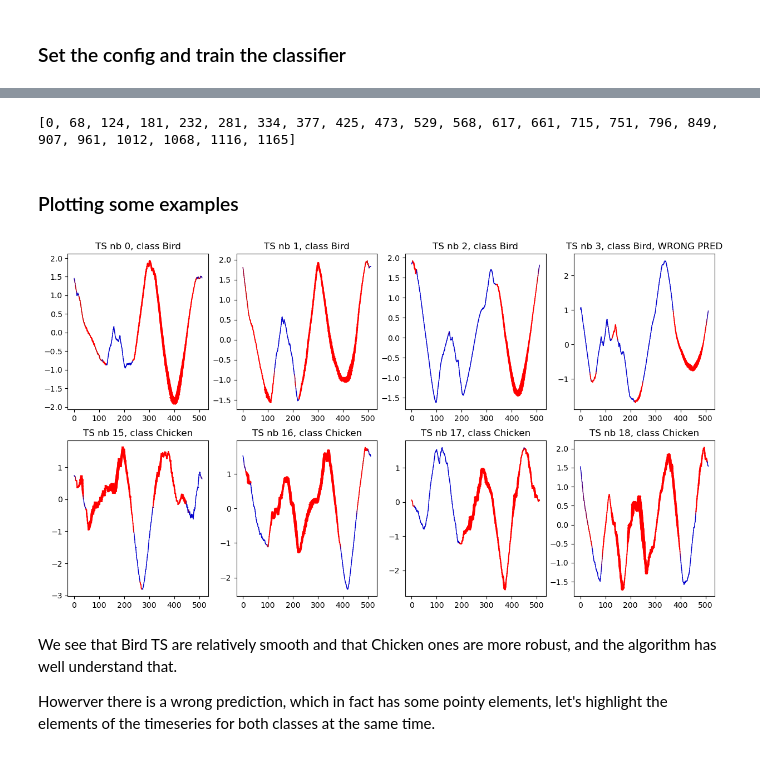
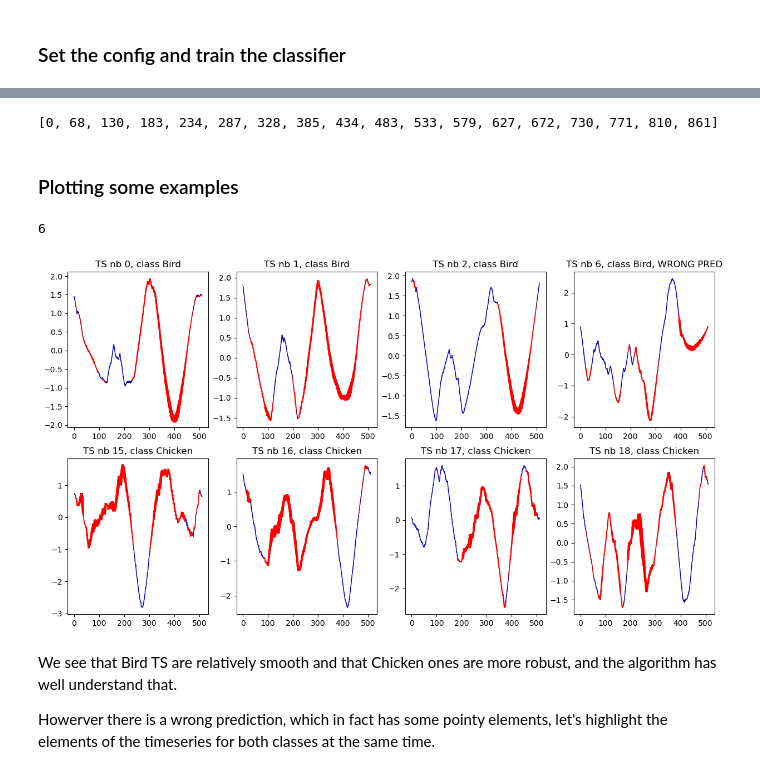
Before and after one commit to StanislasDOZIAS/MR-SEQL, a Jupyter notebook: notebooks/final_notebook.ipynb, the cells around one changed output, grey strips where cells are left out. Drawn from its saved outputs; the diff is of its cells as text; code cells hidden in the pictures.

```diff
--- a/notebooks/final_notebook.ipynb
+++ b/notebooks/final_notebook.ipynb
@@ -620,0 +636,25 @@ plt.show()
+# %%
+def timeseries2PAA(timeseries, l, w):
+    """
+    Convert a timeseries to its PAA representation, given a window_lenght 'l' and a word size 'w'.
+    'normalize' is the same parameters as in 'segment2SAX'
+    """
+    L = timeseries.shape[0]
+    # PAA transform (and inverse transform) of the data
+    all_list_PPA = []
+    for cur_pos in range(L-l+1):
+        sax_word, list_PPA, subsection = segment2SAX(timeseries, cur_pos, l, w, dupplicate_PAA=False)
+        all_list_PPA += list(list_PPA)
+    return all_list_PPA
+# %%
+list_l = list(range(w, L, int(np.sqrt(L)))) # We retake the base rule of the article
+
+list_PPA_per_l = dict()
+
+for l in list_l:
+    all_list_PPA = []
+    for num_data in range(len(X_train)):
+        timeseries = X_train["dim_0"][num_data].to_numpy()
+        all_list_PPA += timeseries2PAA(timeseries, l, w)
+
+    list_PPA_per_l[l] = all_list_PPA
@@ -640,7 +692,5 @@ test score: 0.9
 # %%
 coeffs = clf.ots_clf.coef_[0]
-abs_coeffs = np.abs(coeffs)
-sorted_sequences_idx = abs_coeffs.argsort()[::-1]
 
 thresholds = [0]
 cum_sum = 0
@@ -649,41 +699,47 @@ for sequence_l in clf.sequences:
     thresholds.append(cum_sum)
 print(thresholds)
 # %% [output]
-[0, 68, 124, 181, 232, 281, 334, 377, 425, 473, 529, 568, 617, 661, 715, 751, 796, 849, 907, 961, 1012, 1068, 1116, 1165]
+[0, 68, 130, 183, 234, 287, 328, 385, 434, 483, 533, 579, 627, 672, 730, 771, 810, 861]
 # %% [markdown]
 ### Plotting some examples
+# %%
+num_data_mistake = None
+for num_data in range(15):
+    if Y_predict[num_data]!=y_test[num_data]:
+        num_data_mistake = num_data
+print(num_data_mistake)
+# %% [output]
+6
 # %%
 fig, ax = plt.subplots(2,4, figsize = (15,8))
-for num_plot, num_data in enumerate([0, 1, 2, 3]):
+for num_plot, num_data in enumerate([0, 1, 2, num_data_mistake]):
     timeseries = X_test["dim_0"][num_data].to_numpy()
     label = label_dict[y_test[num_data]]
     y_predict = Y_predict[num_data]
     weighted_ts = get_weighted_ts(timeseries, label)
 
     plot_thickness(timeseries, np.maximum(weighted_ts, 0), ax=ax[0][num_plot])
     if y_predict == y_test[num_data]:
         ax[0][num_plot].set_title(f'TS nb {num_data}, class {class_dict[y_test[num_data]]}')
     else:
         ax[0][num_plot].set_title(f'TS nb {num_data}, class {class_dict[y_test[num_data]]}, WRONG PRED')
-
-
 
 
 for num_plot, num_data in enumerate([15, 16, 17, 18]):
     timeseries = X_test["dim_0"][num_data].to_numpy()
     label = label_dict[y_test[num_data]]
     y_predict = Y_predict[num_data]
     weighted_ts = get_weighted_ts(timeseries, label)
 
     plot_thickness(timeseries, np.maximum(weighted_ts, 0), ax=ax[1][num_plot])
     if y_predict == y_test[num_data]:
         ax[1][num_plot].set_title(f'TS nb {num_data}, class {class_dict[y_test[num_data]]}')
     else:
         ax[1][num_plot].set_title(f'TS nb {num_data}, class {class_dict[y_test[num_data]]}, WRONG PRED')
 
 plt.show()
 # %% [output]
-[figure, old version]
+[figure, new version]
 # %% [markdown]
 We see that Bird TS are relatively smooth and that Chicken ones are more robust, and the algorithm has well understand that.
 
```
Also changed, not shown: parts of 20 cells of this notebook.
